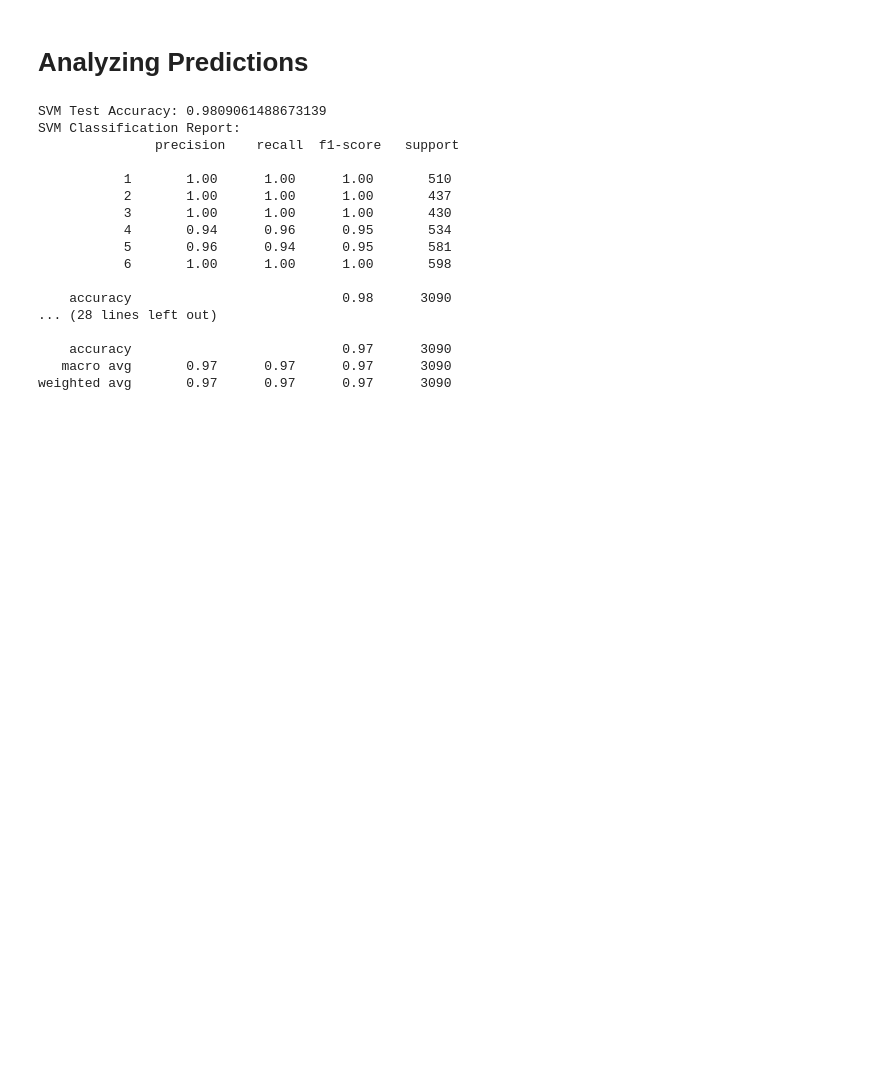
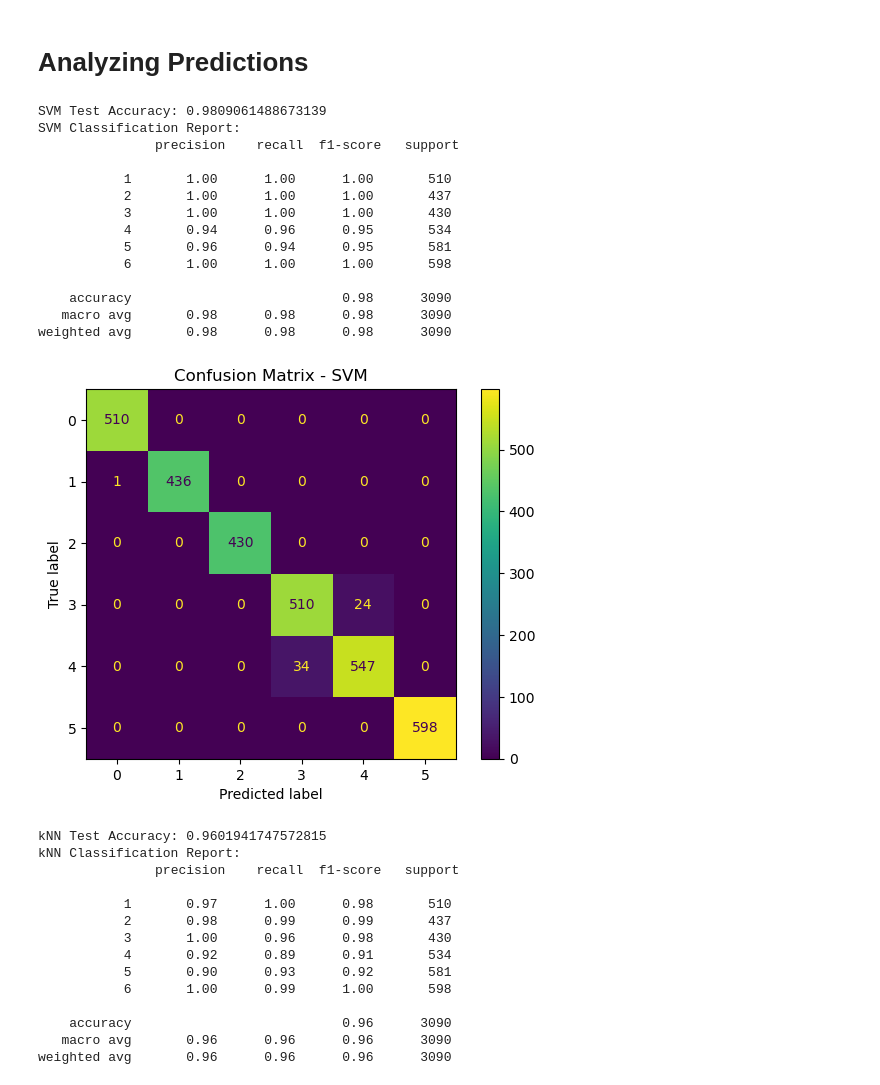
Before and after one commit to nelsondca/Gesture-UI, a Jupyter notebook: data.ipynb, the cells around one changed output. Drawn from its saved outputs; the diff is of its cells as text; code cells hidden in the pictures; blank space fills up the shorter version.

Commit message:
Added evaluation metrics for models

```diff
--- a/data.ipynb
+++ b/data.ipynb
@@ -201,34 +201,68 @@ Random Forest Predictions:
 # %% [markdown]
 # Analyzing Predictions
 # %%
-from sklearn.metrics import accuracy_score, classification_report
+from sklearn.metrics import accuracy_score, classification_report, confusion_matrix, ConfusionMatrixDisplay
+import matplotlib.pyplot as plt
 
 # Evaluate SVM
 print("SVM Test Accuracy:", accuracy_score(test_labels, svm_predictions))
 print("SVM Classification Report:\n", classification_report(test_labels, svm_predictions))
 
+# Confusion Matrix for SVM
+cm_svm = confusion_matrix(test_labels, svm_predictions)
+disp_svm = ConfusionMatrixDisplay(confusion_matrix=cm_svm)
+disp_svm.plot()
+plt.title('Confusion Matrix - SVM')
+plt.show()
+
 # Evaluate kNN
 print("kNN Test Accuracy:", accuracy_score(test_labels, knn_predictions))
 print("kNN Classification Report:\n", classification_report(test_labels, knn_predictions))
 
+# Confusion Matrix for kNN
+cm_knn = confusion_matrix(test_labels, knn_predictions)
+disp_knn = ConfusionMatrixDisplay(confusion_matrix=cm_knn)
+disp_knn.plot()
+plt.title('Confusion Matrix - kNN')
+plt.show()
+
 # Evaluate Random Forest
 print("Random Forest Test Accuracy:", accuracy_score(test_labels, rf_predictions))
 print("Random Forest Classification Report:\n", classification_report(test_labels, rf_predictions))
+
+# Confusion Matrix for Random Forest
+cm_rf = confusion_matrix(test_labels, rf_predictions)
+disp_rf = ConfusionMatrixDisplay(confusion_matrix=cm_rf)
+disp_rf.plot()
+plt.title('Confusion Matrix - Random Forest')
+plt.show()
 # %% [output]
 SVM Test Accuracy: 0.9809061488673139
 SVM Classification Report:
                precision    recall  f1-score   support
 
            1       1.00      1.00      1.00       510
            2       1.00      1.00      1.00       437
            3       1.00      1.00      1.00       430
            4       0.94      0.96      0.95       534
            5       0.96      0.94      0.95       581
            6       1.00      1.00      1.00       598
 
     accuracy                           0.98      3090
-... (28 lines left out)
-
-    accuracy                           0.97      3090
-   macro avg       0.97      0.97      0.97      3090
-weighted avg       0.97      0.97      0.97      3090
+   macro avg       0.98      0.98      0.98      3090
+weighted avg       0.98      0.98      0.98      3090
+[figure, added]
+kNN Test Accuracy: 0.9601941747572815
+kNN Classification Report:
+               precision    recall  f1-score   support
+
+           1       0.97      1.00      0.98       510
+           2       0.98      0.99      0.99       437
+           3       1.00      0.96      0.98       430
+           4       0.92      0.89      0.91       534
+           5       0.90      0.93      0.92       581
+           6       1.00      0.99      1.00       598
+
+    accuracy                           0.96      3090
+   macro avg       0.96      0.96      0.96      3090
+weighted avg       0.96      0.96      0.96      3090
```
Also changed, not shown: parts of 1 cell of this notebook.
